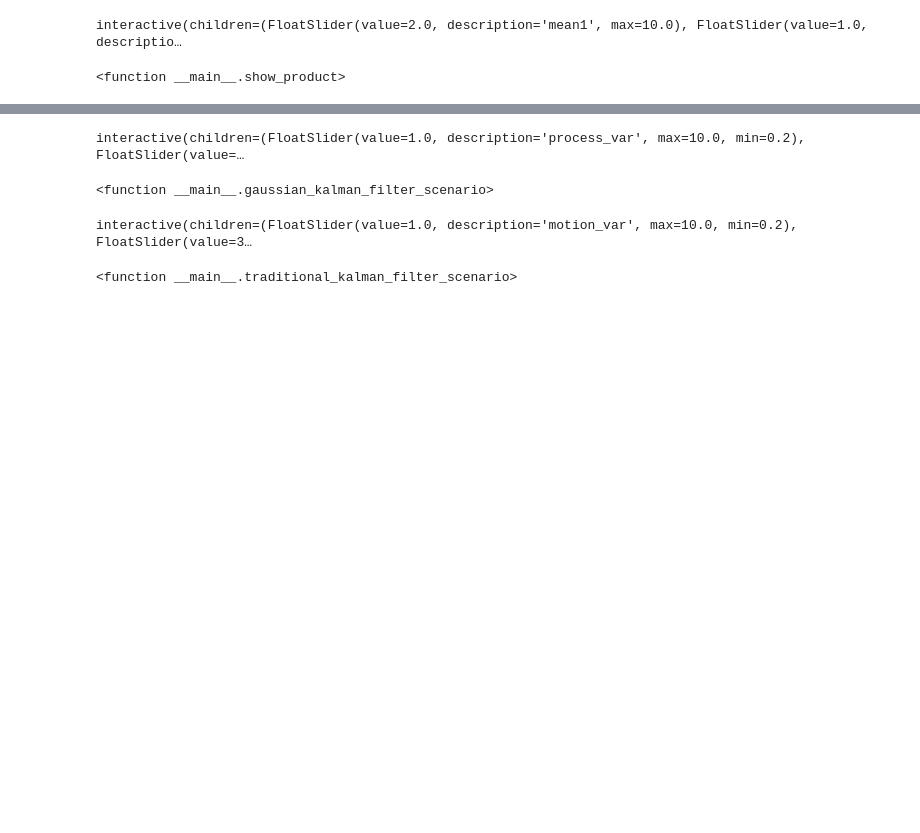
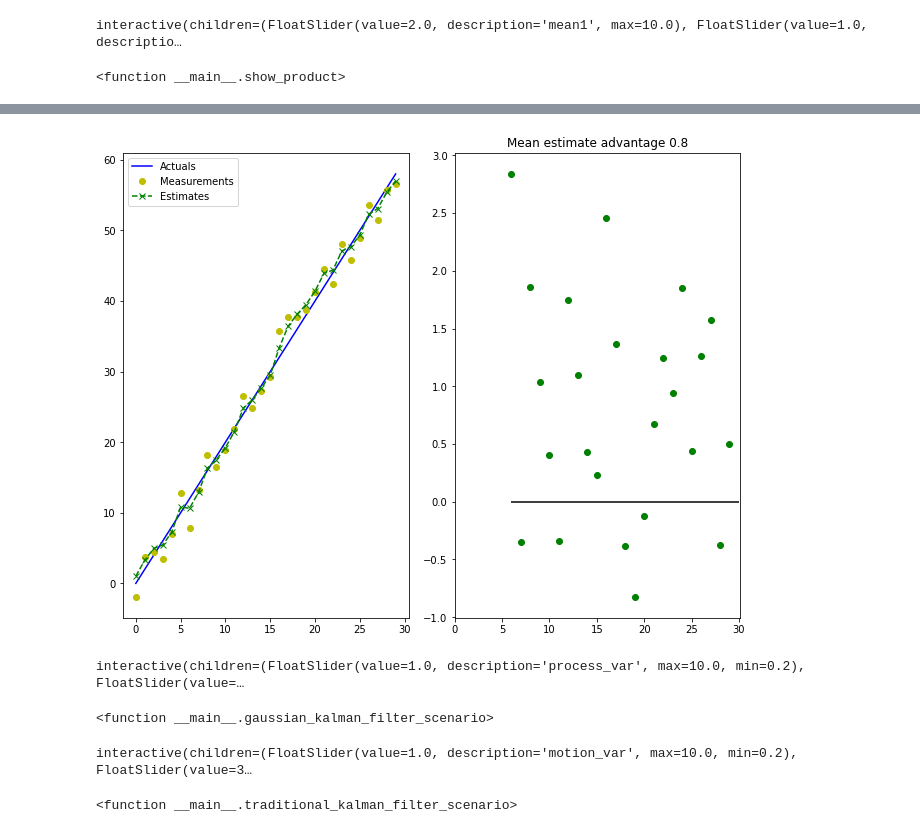
Before and after one commit to ctarrington/data-science-hw, a Jupyter notebook: kalman-filters/rlabbe/rlabbe_04_1d_kalman.ipynb, the cells around one changed output, grey strips where cells are left out. Cells and saved outputs as stored; diff of their text form; code cells hidden in the pictures; blank space fills up the shorter version.

```diff
--- a/kalman-filters/rlabbe/rlabbe_04_1d_kalman.ipynb
+++ b/kalman-filters/rlabbe/rlabbe_04_1d_kalman.ipynb
@@ -160,24 +164,28 @@ def gaussian_kalman_filter_scenario(process_var, filter_sensor_var, filter_veloc
 # %%
 def traditional_kalman_filter_scenario(motion_var, filter_sensor_var, filter_velocity, data_sensor_var, data_x0, data_velocity, data_acceleration):
   actuals, z_measurements = data_and_noise(x0=data_x0, v=data_velocity, var=data_sensor_var)
 
   x_values = []
   x = 0
   P_process_variance = 0
   R_sensor_variance = filter_sensor_var
   for z_measurement in z_measurements:
     predicted = x + filter_velocity * dt
     P_process_variance = P_process_variance + motion_var
 
     y_residual = z_measurement - predicted
 
     K = P_process_variance / (P_process_variance + R_sensor_variance)
     P_process_variance = (1 - K) * P_process_variance
 
     x = predicted + K * y_residual
     x_values.append(x)
 
   show_filter_value(actuals, z_measurements, x_values)
+
+traditional_kalman_filter_scenario(1, 3, 2, 3, 0, 2, 0)
+# %% [output]
+[figure, added]
 # %%
 interact(gaussian_kalman_filter_scenario,
          process_var=widgets.FloatSlider(1, min=0.2, max=10.),
```
Also changed, not shown: parts of 5 cells of this notebook.
